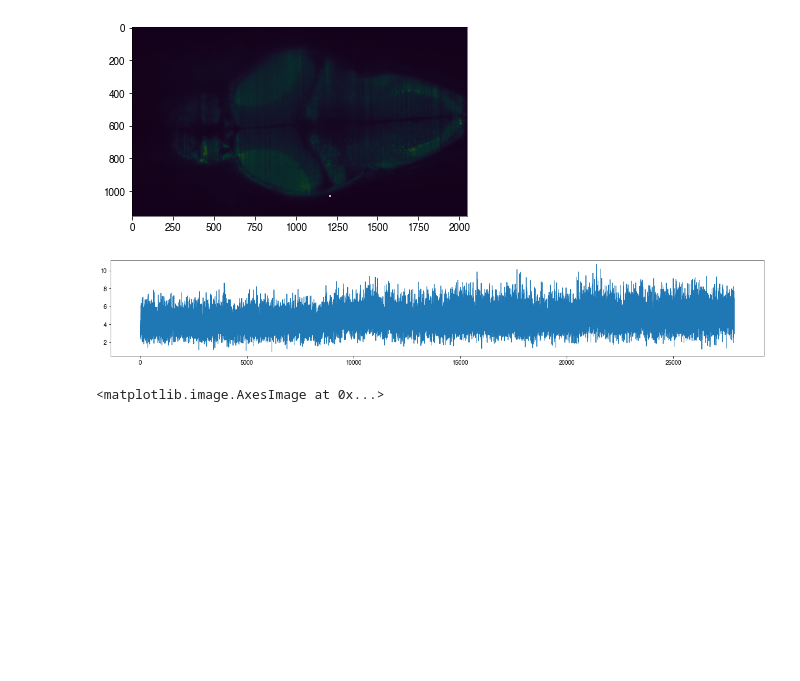
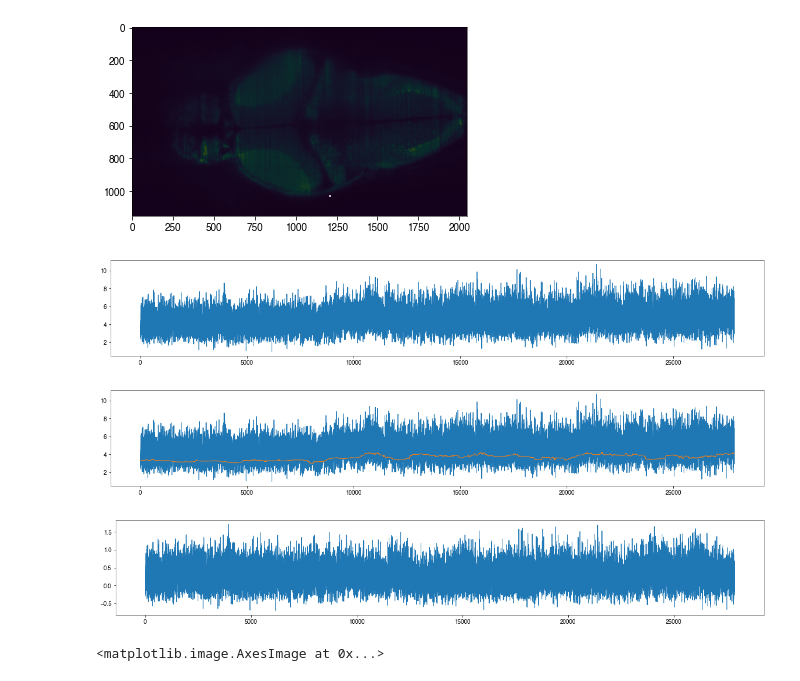
Before and after one commit to zqwei/Glia_analysis, a Jupyter notebook: Processing/DFF_visualization.ipynb, the cells around one changed output. Cells and saved outputs as stored; diff of their text form; code cells hidden in the pictures; blank space fills up the shorter version.

```diff
--- a/Processing/DFF_visualization.ipynb
+++ b/Processing/DFF_visualization.ipynb
@@ -68,6 +53,21 @@ plt.plot(F_[cell_id])
 plt.show()
 # %% [output]
 [figure]
+# %%
+baseline_ = fwc.baseline(F_[cell_id], window=1000, percentile=20, downsample=10)
+# %%
+plt.figure(figsize=(20, 3))
+plt.plot(F_[cell_id])
+plt.plot(baseline_)
+plt.show()
+# %% [output]
+[figure, added]
+# %%
+plt.figure(figsize=(20, 3))
+plt.plot(F_[cell_id]/baseline_-1)
+plt.show()
+# %% [output]
+[figure, added]
 # %%
 # plt.imshow(A_[:dx, :dy])
 plt.imshow(A_)
```
Also changed, not shown: parts of 8 cells of this notebook.
